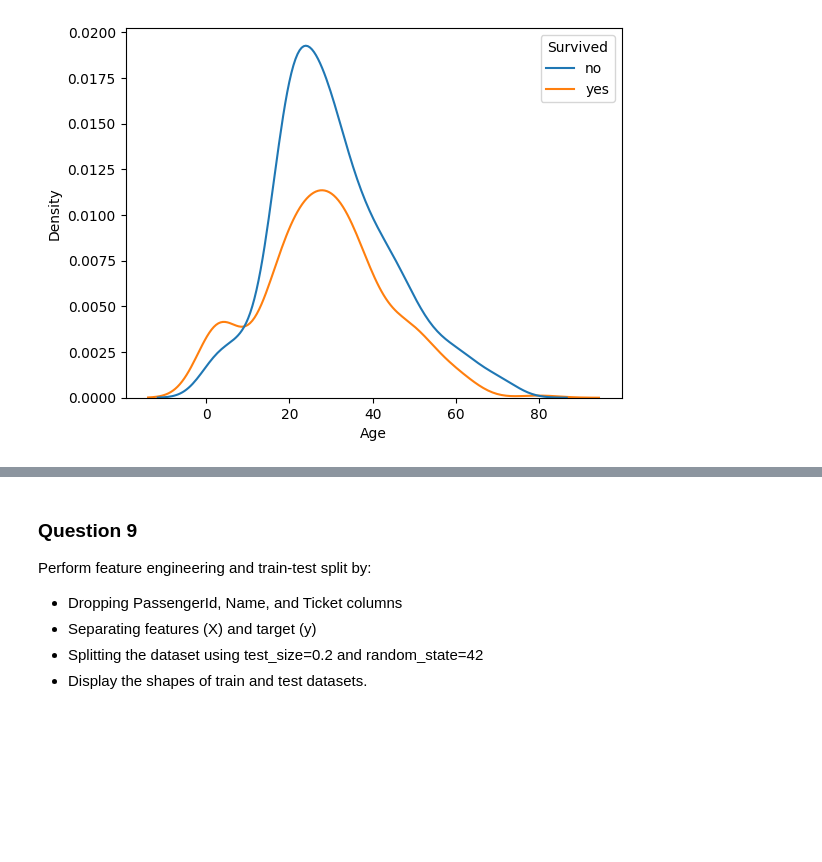
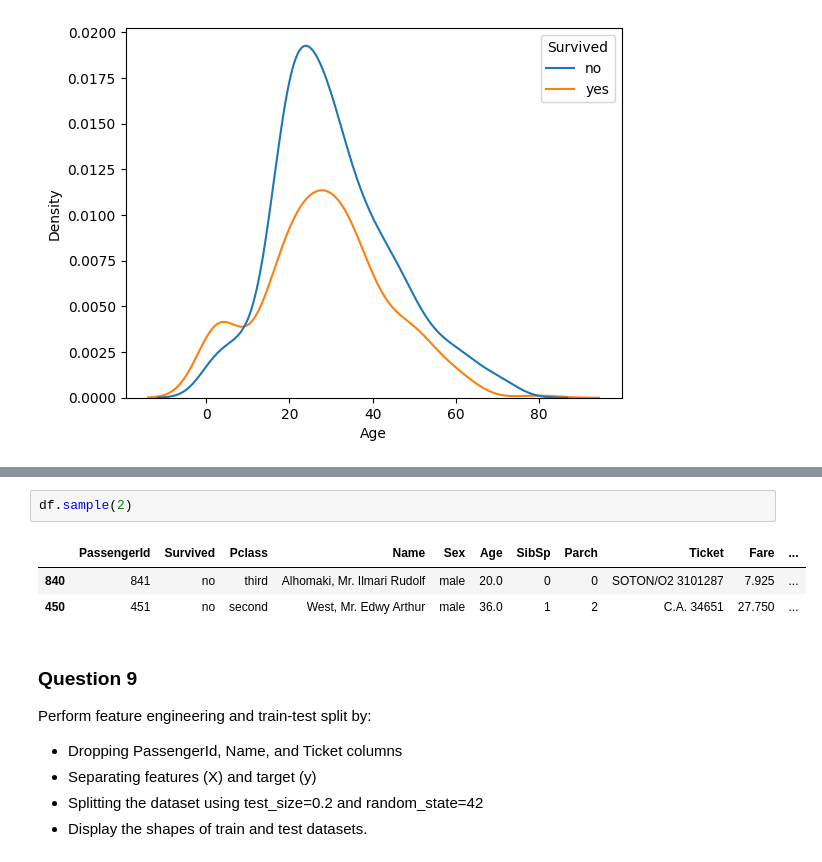
Before and after one commit to mehrab-abir/ai-ml, a Jupyter notebook: Machine Learning/Applied Machine Learning/T/EDA/titanic_eda.ipynb, the cells around one changed output, grey strips where cells are left out. Cells and saved outputs as stored; diff of their text form; blank space fills up the shorter version.

```diff
--- a/Machine Learning/Applied Machine Learning/T/EDA/titanic_eda.ipynb
+++ b/Machine Learning/Applied Machine Learning/T/EDA/titanic_eda.ipynb
@@ -231,3 +256,9 @@ sns.kdeplot(data=df,x='Age',hue='Survived')
+# %%
+df.sample(2)
+# %% [output]
+|  | PassengerId | Survived | Pclass | Name | Sex | Age | SibSp | Parch | Ticket | Fare | ... |
+| 840 | 841 | no | third | Alhomaki, Mr. Ilmari Rudolf | male | 20.0 | 0 | 0 | SOTON/O2 3101287 | 7.925 | ... |
+| 450 | 451 | no | second | West, Mr. Edwy Arthur | male | 36.0 | 1 | 2 | C.A. 34651 | 27.750 | ... |
 # %% [markdown]
 ### Question 9
 
```
Also changed, not shown: parts of 23 cells of this notebook.
